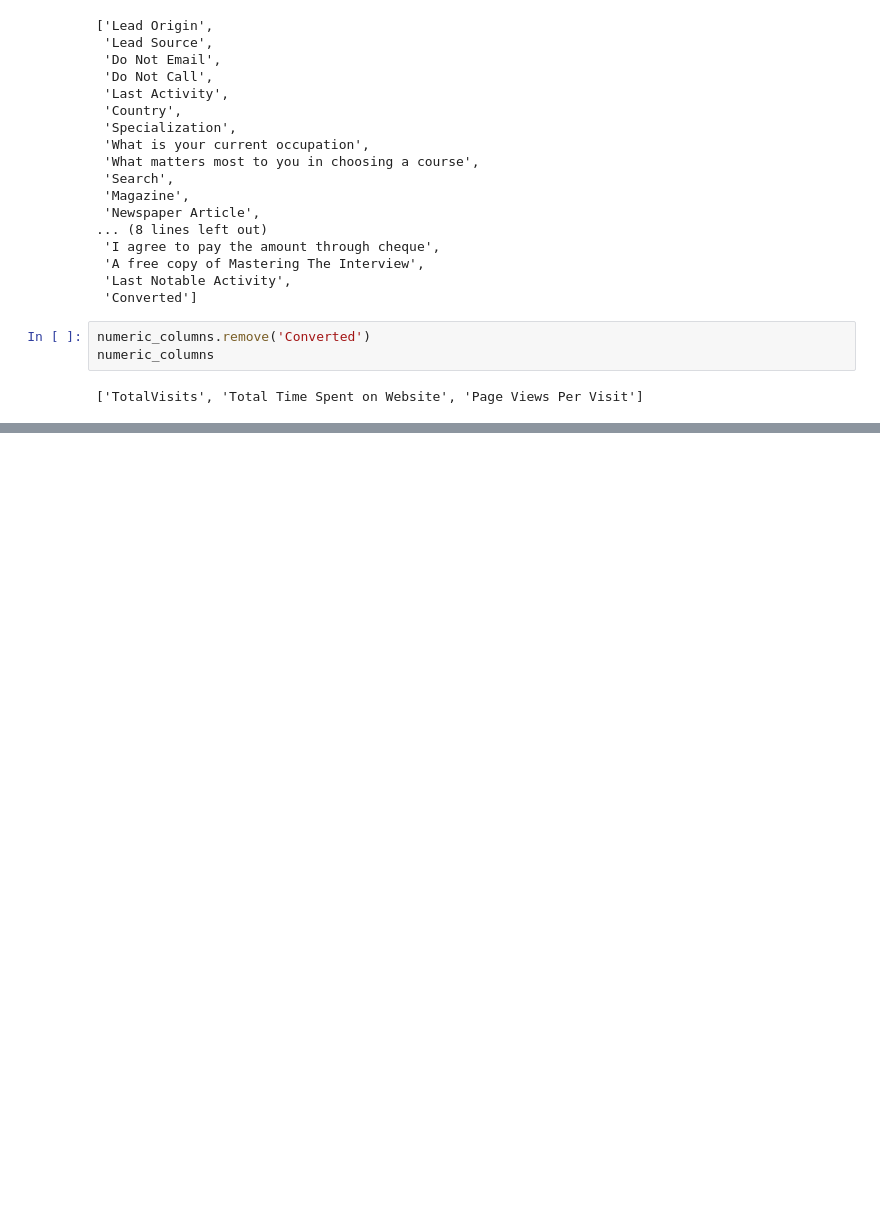
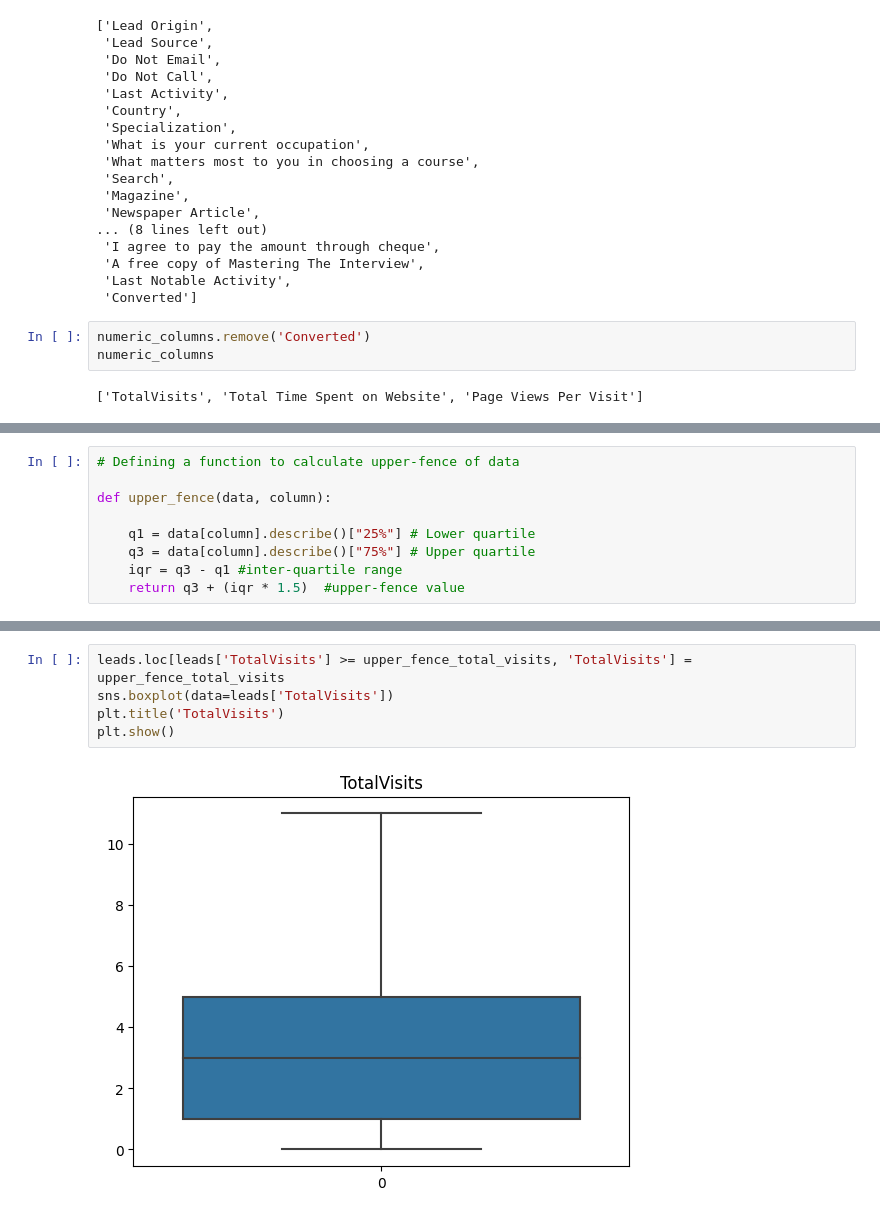
Before and after one commit to pratiksinha35/lead_score, a Jupyter notebook: Model.ipynb, the cells around one changed output, grey strips where cells are left out. Saved outputs shown, nothing was run; the diff lists cells and outputs as text; blank space fills up the shorter version.

```diff
--- a/Model.ipynb
+++ b/Model.ipynb
@@ -376,0 +388,9 @@ numeric_columns
+# %%
+# Defining a function to calculate upper-fence of data
+
+def upper_fence(data, column):
+
+    q1 = data[column].describe()["25%"] # Lower quartile
+    q3 = data[column].describe()["75%"] # Upper quartile
+    iqr = q3 - q1 #inter-quartile range
+    return q3 + (iqr * 1.5)  #upper-fence value
@@ -376,0 +402,7 @@ numeric_columns
+# %%
+leads.loc[leads['TotalVisits'] >= upper_fence_total_visits, 'TotalVisits'] = upper_fence_total_visits
+sns.boxplot(data=leads['TotalVisits'])
+plt.title('TotalVisits')
+plt.show()
+# %% [output]
+[figure, added]
```
Also changed, not shown: parts of 4 cells of this notebook.
